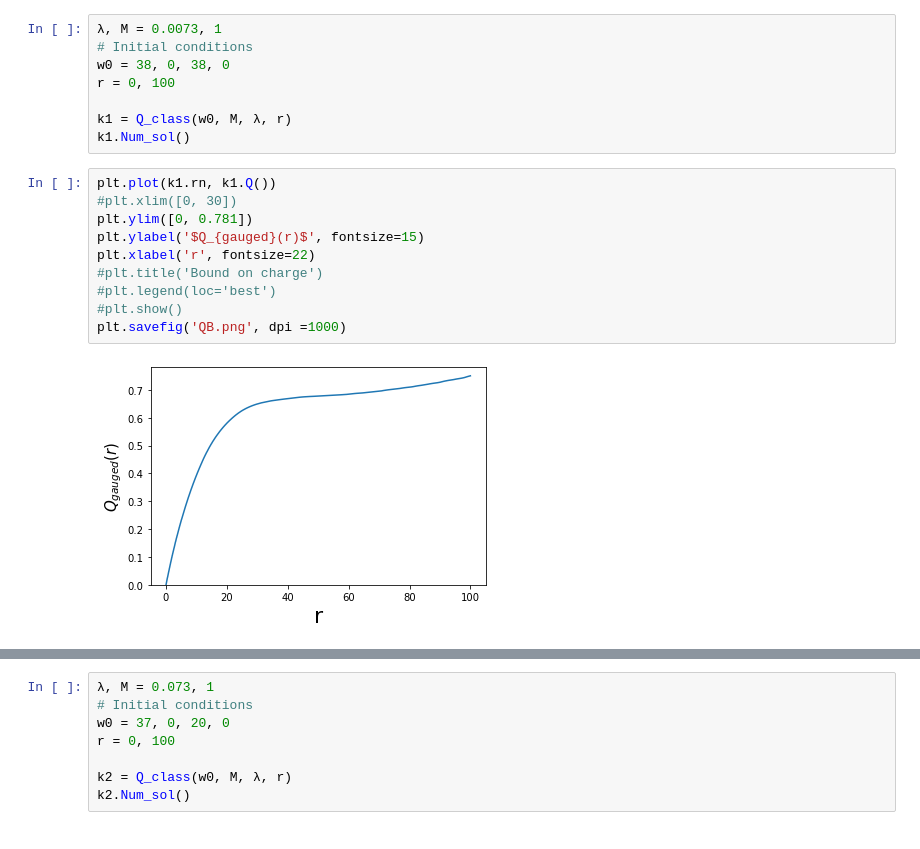
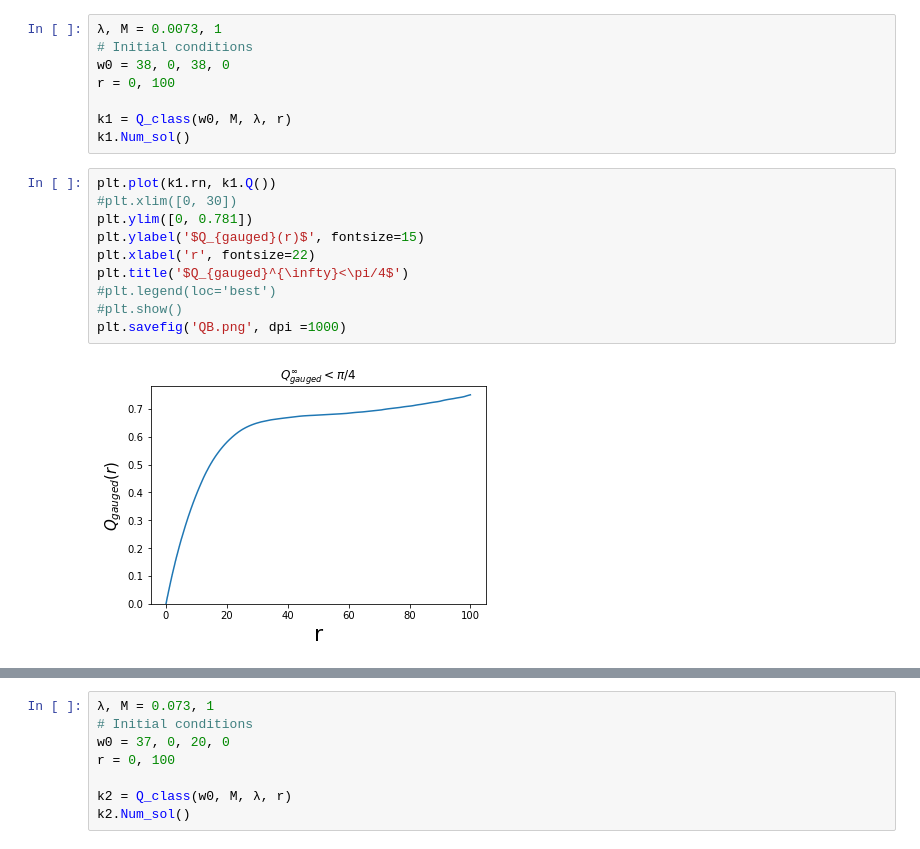
Before and after one commit to SumeetChougule/Skyrme-Q-balls, a Jupyter notebook: notebooks/Num_sol.ipynb, the cells around one changed output, grey strips where cells are left out. Drawn from its saved outputs; the diff is of its cells as text.

```diff
--- a/notebooks/Num_sol.ipynb
+++ b/notebooks/Num_sol.ipynb
@@ -315,12 +323,12 @@ k1.Num_sol()
 # %%
 plt.plot(k1.rn, k1.Q())
 #plt.xlim([0, 30])
 plt.ylim([0, 0.781])
 plt.ylabel('$Q_{gauged}(r)$', fontsize=15)
 plt.xlabel('r', fontsize=22)
-#plt.title('Bound on charge')
+plt.title('$Q_{gauged}^{\infty}<\pi/4$')
 #plt.legend(loc='best')
 #plt.show()
 plt.savefig('QB.png', dpi =1000)
 # %% [output]
-[figure, old version]
+[figure, new version]
```
Also changed, not shown: parts of 9 cells of this notebook, 1 other file.
